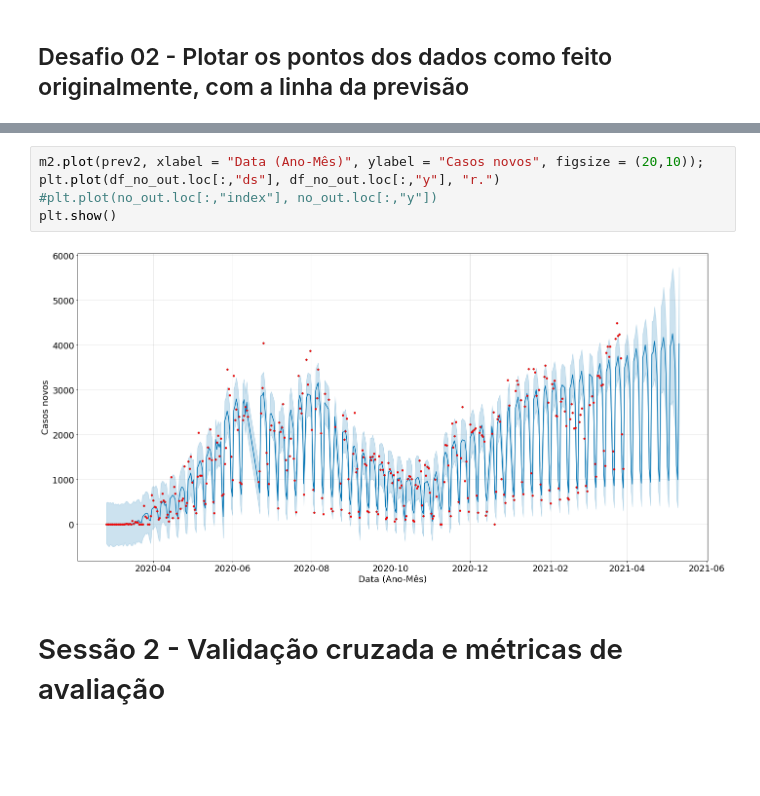
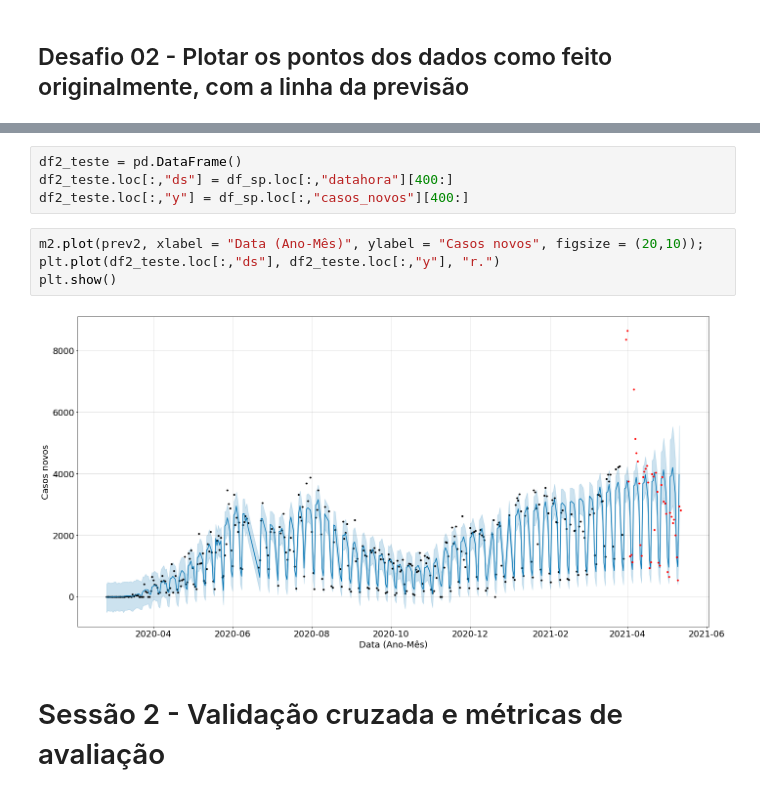
Before and after one commit to RPGraciotti/BootCampAlura, a Jupyter notebook: Modulo_3/Aula_5_Outliers_e_validacao.ipynb, the cells around one changed output, grey strips where cells are left out. Drawn from its saved outputs; the diff is of its cells as text; blank space fills up the shorter version.

```diff
--- a/Modulo_3/Aula_5_Outliers_e_validacao.ipynb
+++ b/Modulo_3/Aula_5_Outliers_e_validacao.ipynb
@@ -205,10 +190,13 @@ prev2
+# %%
+df2_teste = pd.DataFrame()
+df2_teste.loc[:,"ds"] = df_sp.loc[:,"datahora"][400:]
+df2_teste.loc[:,"y"] = df_sp.loc[:,"casos_novos"][400:]
 # %%
 m2.plot(prev2, xlabel = "Data (Ano-Mês)", ylabel = "Casos novos", figsize = (20,10));
-plt.plot(df_no_out.loc[:,"ds"], df_no_out.loc[:,"y"], "r.")
-#plt.plot(no_out.loc[:,"index"], no_out.loc[:,"y"])
+plt.plot(df2_teste.loc[:,"ds"], df2_teste.loc[:,"y"], "r.")
 plt.show()
 # %% [output]
-[figure, old version]
+[figure, new version]
 # %% [markdown]
 # Sessão 2 - Validação cruzada e métricas de avaliação
 # %%
```
Also changed, not shown: parts of 16 cells of this notebook.
